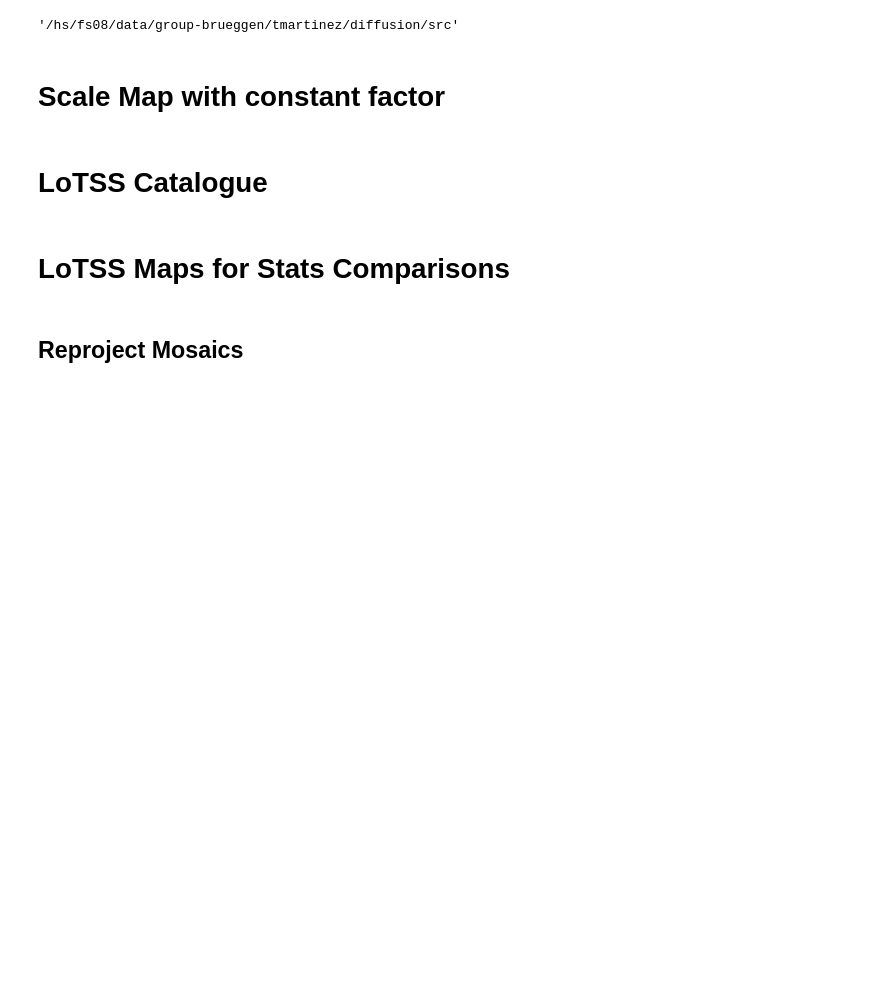
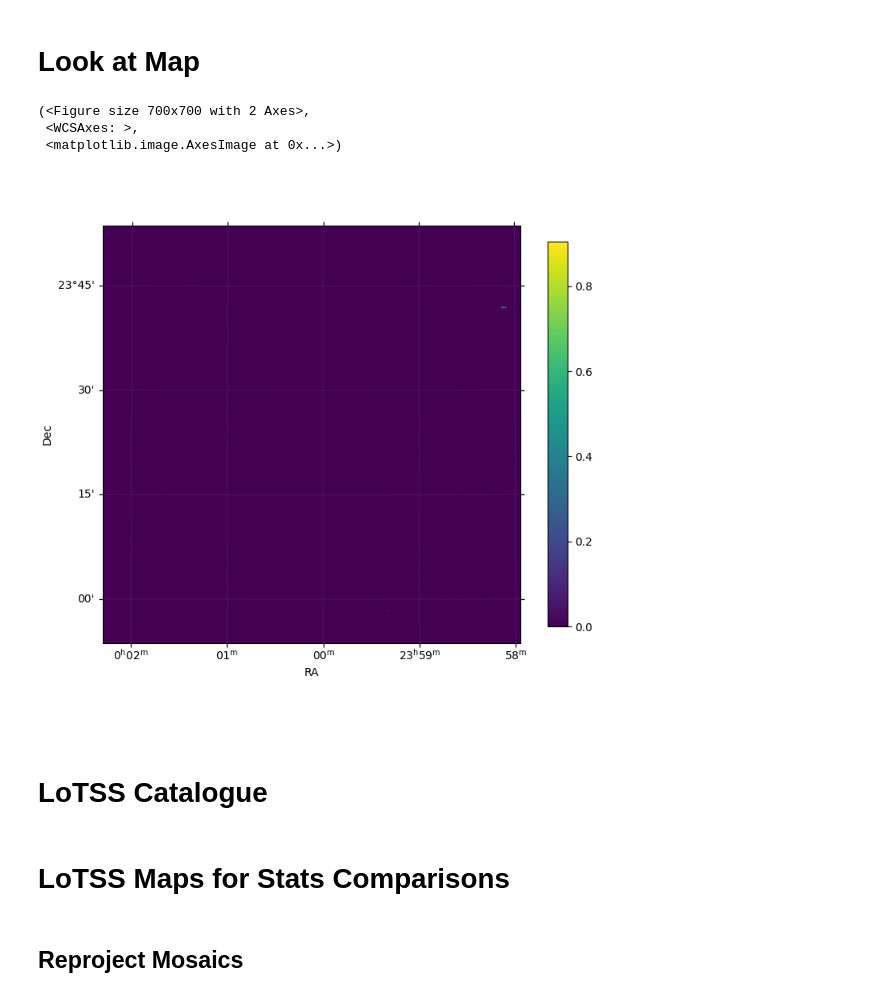
Before and after one commit to tmartinezML/LOFAR-Diffusion, a Jupyter notebook: src/notebooks/sky_maps.ipynb, the cells around one changed output. Cells and saved outputs as stored; diff of their text form; code cells hidden in the pictures; blank space fills up the shorter version.

```diff
--- a/src/notebooks/sky_maps.ipynb
+++ b/src/notebooks/sky_maps.ipynb
@@ -7,7 +7,16 @@ from importlib import reload
 
 os.chdir("..")  # Change root dir to project folder
 os.getcwd()
+
+from astropy.io import fits
+from astropy.wcs import WCS
+import utils.paths as paths
+
+def get_image(file, get_wcs=True):
+    hdul = fits.open(file)
+    image = hdul[0].data
+    if get_wcs:
+        wcs = WCS(hdul[0].header, naxis=2)
+        return image, wcs
+    else:
+        return image
-# %% [output]
-'/hs/fs08/data/group-brueggen/tmartinez/diffusion/src'
-# %% [markdown]
-# Scale Map with constant factor
@@ -29,3 +23,30 @@ hdul.writeto(map_folder / f"{map_name}_x1e-3.fits")
+# %% [markdown]
+# Look at Map
+# %%
+from astropy.io import fits
+import utils.paths as paths
+from plotting.map_plots import plot_sky_map
+
+map_name = 'map_1deg_max80_1e-7JyLimit'
+
+map_folder = paths.SKY_MAP_PARENT / map_name
+sky_model_file = map_folder / f"{map_name}.fits"
+
+image, wcs = get_image(sky_model_file)
+
+%matplotlib widget
+
+plot_sky_map(
+    image,
+    wcs = wcs,
+    scale_fn=lambda x: x,
+    size=(7, 7),
+)
+# %% [output]
+(<Figure size 700x700 with 2 Axes>,
+ <WCSAxes: >,
+ <matplotlib.image.AxesImage at 0x...>)
+[figure, added]
 # %% [markdown]
 # LoTSS Catalogue
 # %%
```
Also changed, not shown: parts of 2 cells of this notebook, 1 other file.
